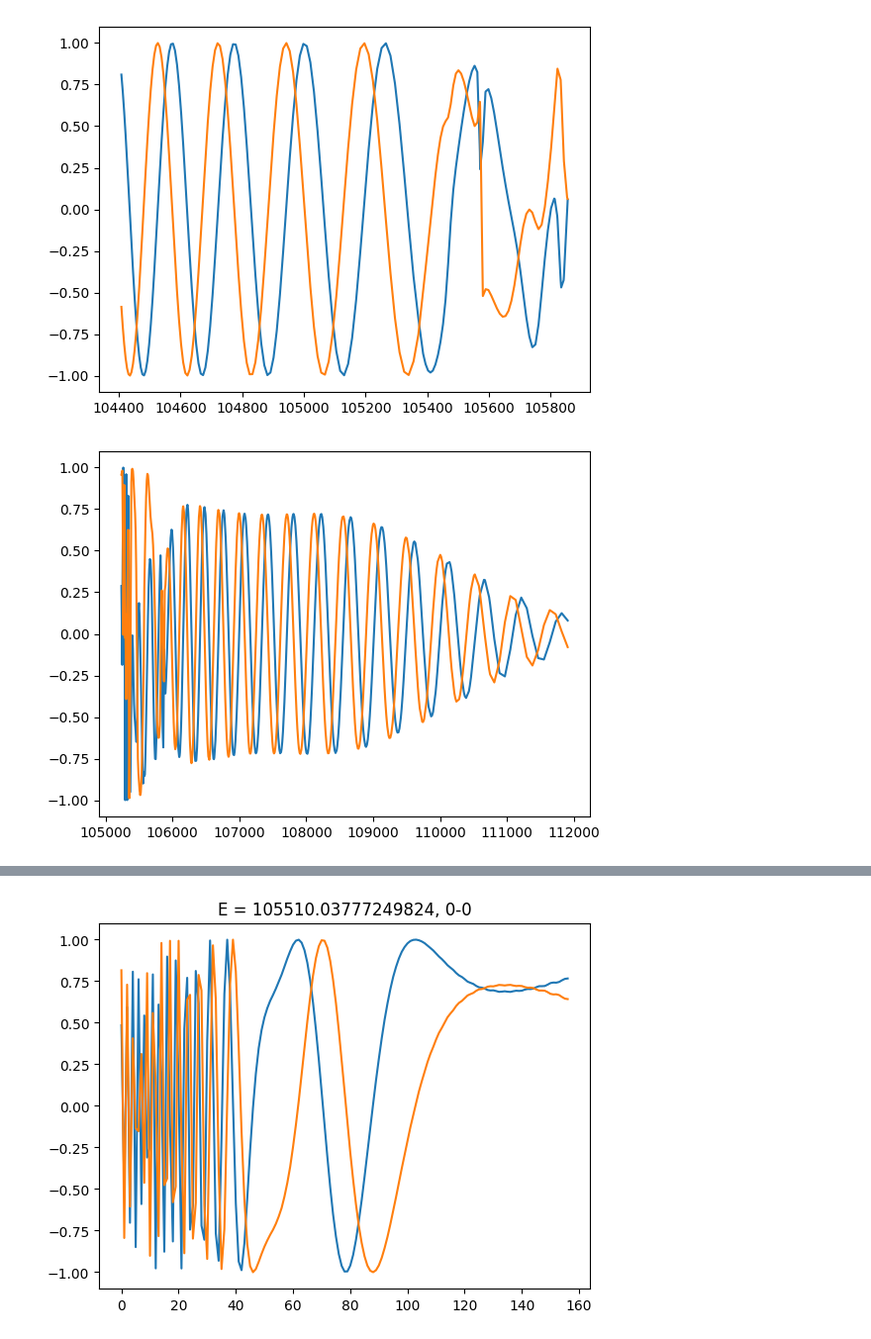
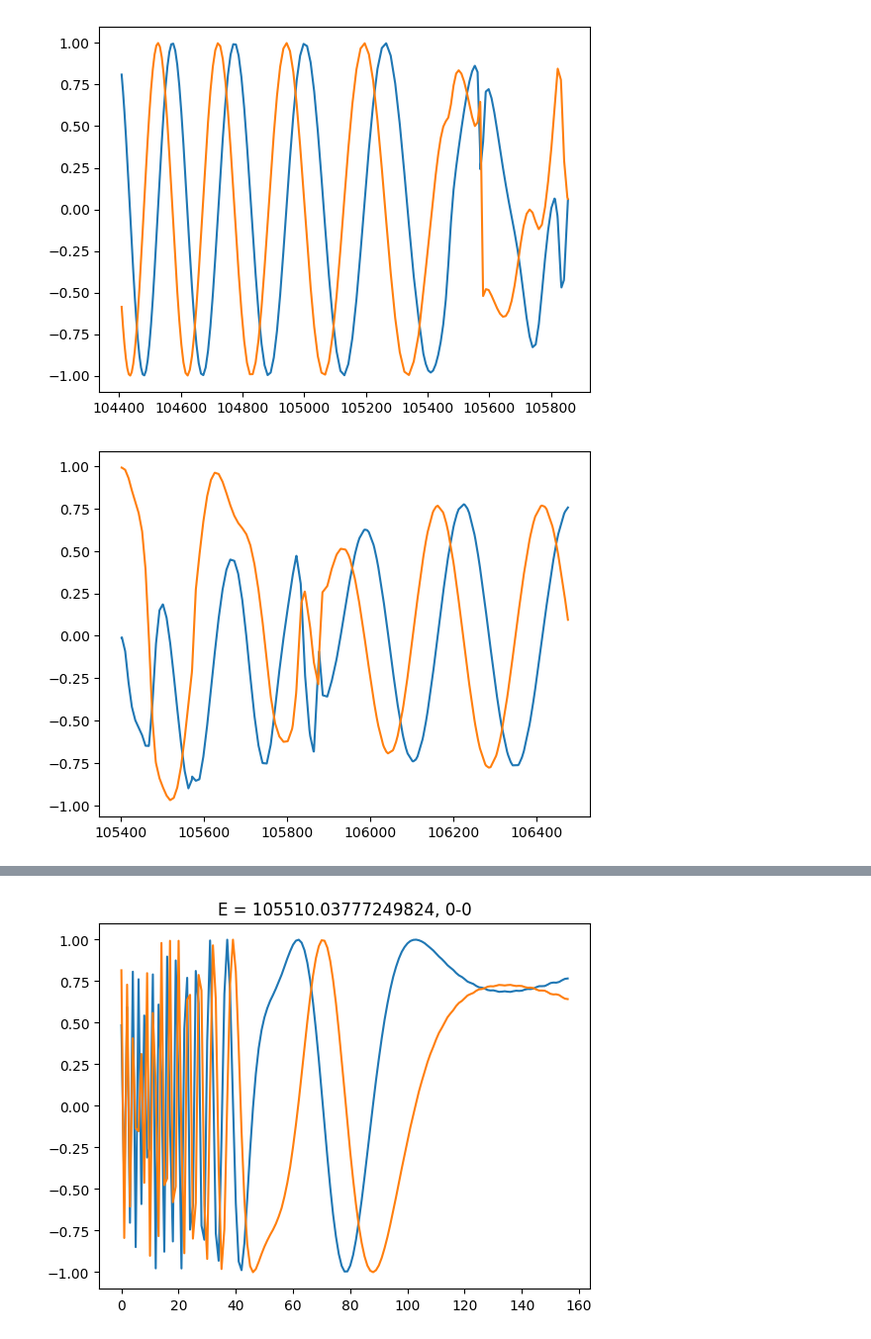
Before and after one commit to andrescorp93/ArHe_Inelastic, a Jupyter notebook: S_mat_plot.ipynb, the cells around one changed output, grey strips where cells are left out. Shown at 99% size. Saved outputs shown, nothing was run; the diff lists cells and outputs as text; code cells hidden in the pictures.

```diff
--- a/S_mat_plot.ipynb
+++ b/S_mat_plot.ipynb
@@ -13,19 +13,18 @@ es = np.array([float(k.split('=')[-1]) for k in smats_file.keys()])
 smats = [smats_file[f'E = {es[ei]}'] for ei in range(len(es))]
 smats_el_0 = np.array([smats[i][0,0,0] for i in range(len(es))])
 thres = np.real(np.diag(hls[-1]))[1:]
-n1 = np.argwhere(es>thres[0])[0,0]
-n2 = np.argwhere(es>thres[1])[0,0]
-plt.plot(es[n1-100:n1+100],np.real(smats_el_0[n1-100:n1+100]))
-plt.plot(es[n1-100:n1+100],np.imag(smats_el_0[n1-100:n1+100]))
+nthres = [np.argwhere(es>thres[j])[0,0] for j in range(len(thres))]
+plt.plot(es[nthres[0]-100:nthres[0]+100],np.real(smats_el_0[nthres[0]-100:nthres[0]+100]))
+plt.plot(es[nthres[0]-100:nthres[0]+100],np.imag(smats_el_0[nthres[0]-100:nthres[0]+100]))
 plt.show()
 # smats_el_0 = np.array([smats[i][0,0,0] for i in range(len(es))])
 # %% [output]
 [figure]
 # %%
-smats_el_1 = np.array([smats[i][0,1,1] for i in range(n1, len(es))])
-plt.plot(es[n1:],np.real(smats_el_1))
-plt.plot(es[n1:],np.imag(smats_el_1))
+smats_el_1 = np.array([smats[i][0,1,1] for i in range(nthres[1], len(es))])
+plt.plot(es[nthres[1]:nthres[1]+200],np.real(smats_el_1[:200]))
+plt.plot(es[nthres[1]:nthres[1]+200],np.imag(smats_el_1[:200]))
 plt.show()
 # %% [output]
-[figure, old version]
+[figure, new version]
 # %%
```
Also changed, not shown: parts of 2 cells of this notebook, 33 other files.
